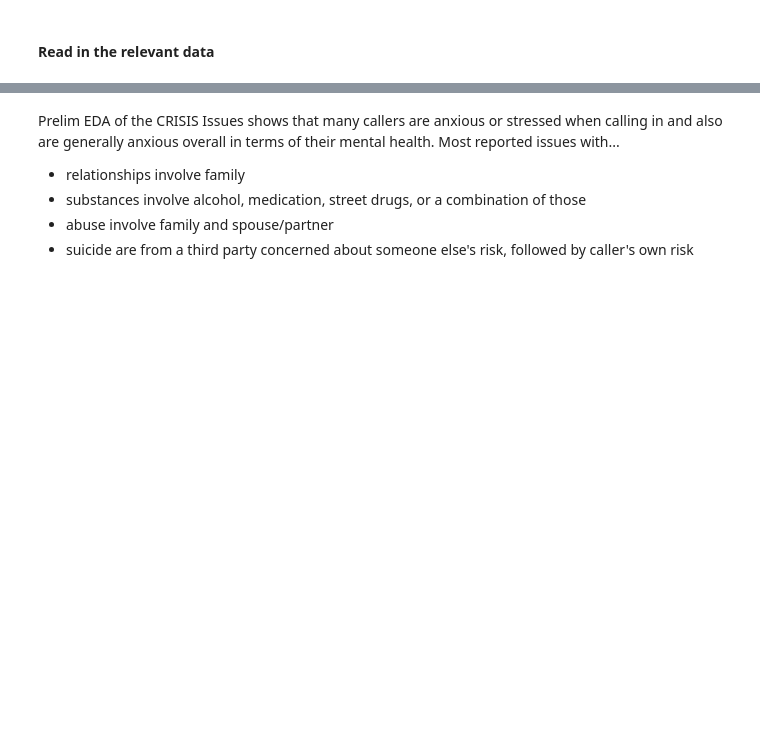
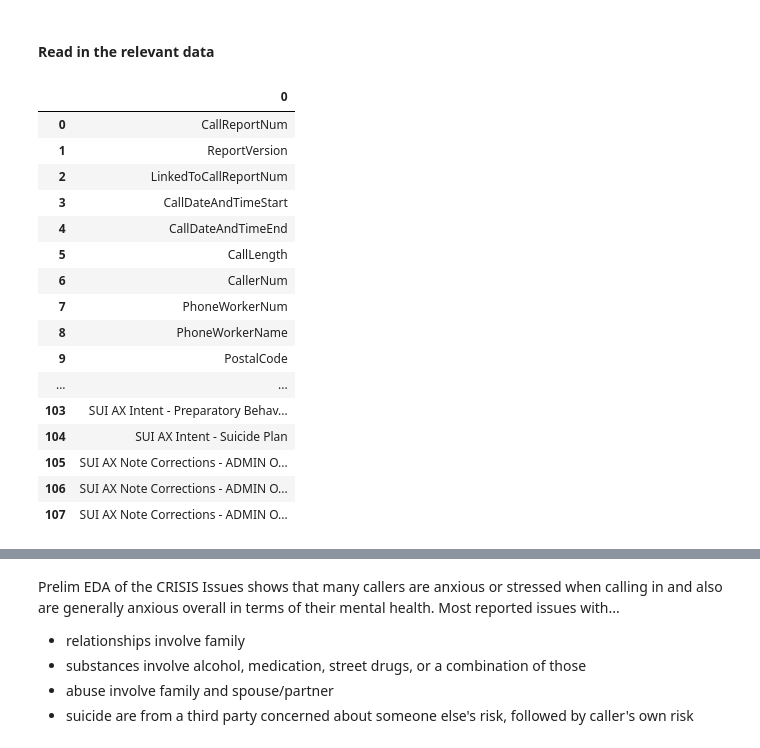
Before and after one commit to NSS-Data-Analytics-Cohort-6/fcs-crisis-data-campers, a Jupyter notebook: notebooks/FCS_project_datacampers.ipynb, the cells around one changed output, grey strips where cells are left out. Cells and saved outputs as stored; diff of their text form; code cells hidden in the pictures; blank space fills up the shorter version.

Commit message:
Pushing for everyone to be on same page

```diff
--- a/notebooks/FCS_project_datacampers.ipynb
+++ b/notebooks/FCS_project_datacampers.ipynb
@@ -23,0 +45,22 @@ df2 = pd.read_excel('../data/NSSCrisisv_2.xlsx') # 2022
+# %%
+# Maggie: Find the columns that are the same in both dfs
+samecolumnsdf = pd.DataFrame(df1.columns.intersection(df2.columns))
+samecolumnsdf
+# %% [output]
+|  | 0 |
+| 0 | CallReportNum |
+| 1 | ReportVersion |
+| 2 | LinkedToCallReportNum |
+| 3 | CallDateAndTimeStart |
+| 4 | CallDateAndTimeEnd |
+| 5 | CallLength |
+| 6 | CallerNum |
+| 7 | PhoneWorkerNum |
+| 8 | PhoneWorkerName |
+| 9 | PostalCode |
+| ... | ... |
+| 103 | SUI AX Intent - Preparatory Behav... |
+| 104 | SUI AX Intent - Suicide Plan |
+| 105 | SUI AX Note Corrections - ADMIN O... |
+| 106 | SUI AX Note Corrections - ADMIN O... |
+| 107 | SUI AX Note Corrections - ADMIN O... |
```
Also changed, not shown: parts of 19 cells of this notebook.
